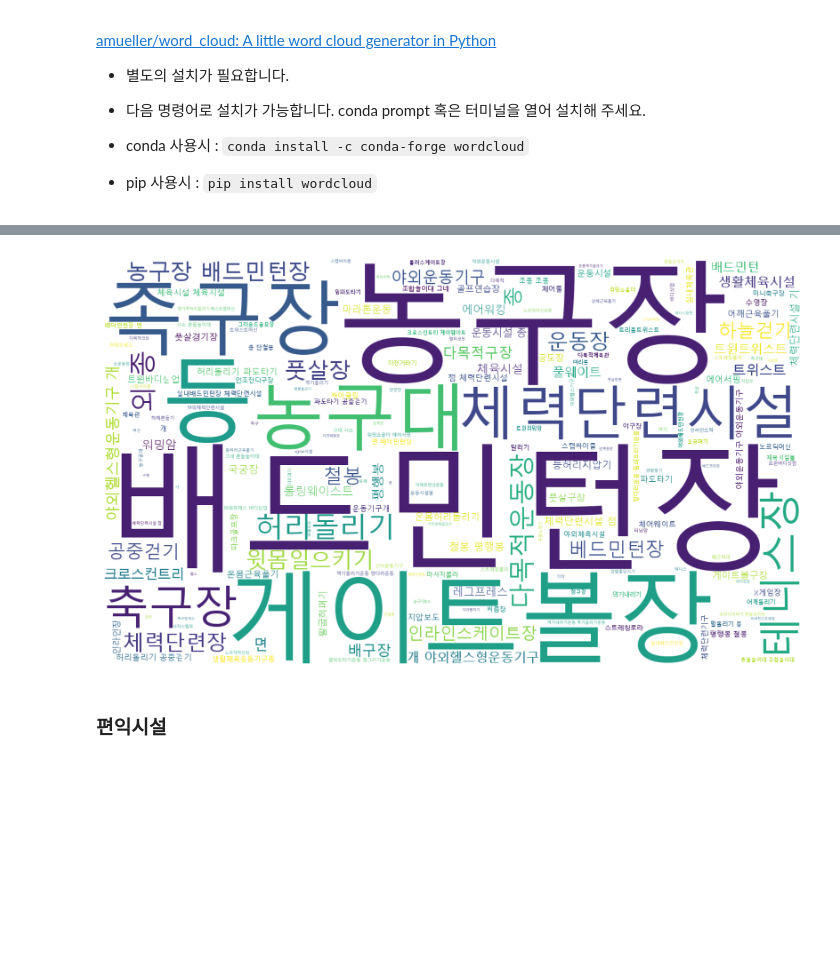
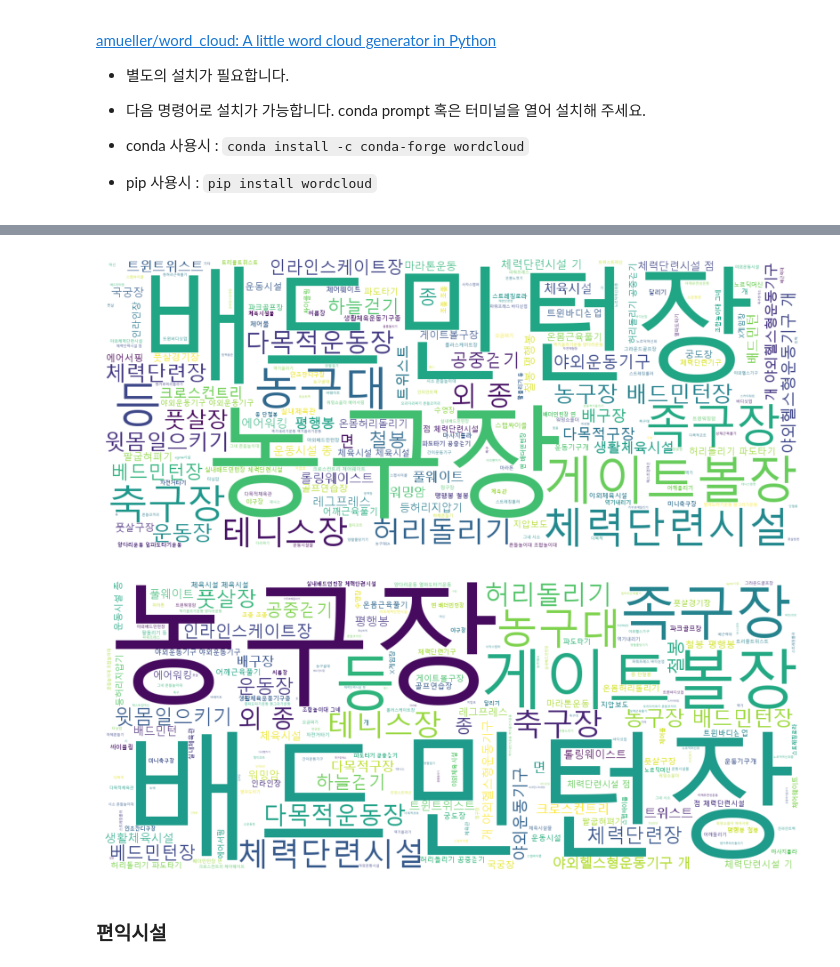
Before and after one commit to ice-ice-bear/Study-Python-data-analysis-with-Open-Government-Data, a Jupyter notebook: 5.park/05-park-input.ipynb, the cells around one changed output, grey strips where cells are left out. Drawn from its saved outputs; the diff is of its cells as text; code cells hidden in the pictures; blank space fills up the shorter version.

```diff
--- a/5.park/05-park-input.ipynb
+++ b/5.park/05-park-input.ipynb
@@ -291,7 +291,7 @@ Index(['관리번호', '공원명', '공원구분', '소재지도로명주소',
 # drop 으로 'Unnamed: 19' 를 제거하기
 
 print(df.shape)
-df.drop(['Unnamed: 19'], axis=1)
+df = df.drop(['Unnamed: 19'], axis=1)
 print(df.shape)
 # %% [output]
 (18137, 20)
@@ -389,5 +403,4 @@ Name: count, dtype: int64
 # %%
 # 강원은 "강원도"로 변경해줄 필요가 보입니다.
 
-df["시도"] = df["시도"].replace("강원", "강원도")
-df["시도"].value_counts()
+df['시도'] = df['시도'].str.replace('강원', '강원도')
@@ -706,26 +787,40 @@ gym_count.head(50).plot.bar(figsize=(15, 4))
 
 from wordcloud import WordCloud
 
-def wordcloud(data, width=1200, height=500):
-    word_draw = WordCloud(
-        font_path=r"C:/Windows/Fonts/malgun.ttf",
-        width=width, height=height,
-        stopwords=["운동기구", "개소", "외종"],
-        background_color="white",
-        random_state=42
-    )
-    word_draw.generate(data)
+word_draw = WordCloud(font_path=r"C:/Windows/Fonts/malgun.ttf", # 폰트 경로 입력
+    width =1200, height = 500,
+    stopwords=['운동기구', '개소', '외종'],    # 제외하고자 하는 텍스트 설정
+    background_color='white')   #
+word_draw.generate(gym)
 
-    plt.figure(figsize=(15, 7))
-    plt.imshow(word_draw)
-    plt.axis("off")
-    plt.show()
+plt.figure(figsize=(15,5))
+plt.imshow(word_draw)
+plt.axis('off')
+plt.show()
+# %% [output]
+[figure, added]
+# %%
+# 함수로 구현
+
+def wordcloud(data, width=1200, height=500):
+    word_draw = WordCloud(font_path=r"C:/Windows/Fonts/malgun.ttf", # 폰트 경로 입력
+    width =1200, height = 500,
+    stopwords=['운동기구', '개소', '외종'],    # 제외하고자 하는 텍스트 설정
+    background_color='white',
+    random_state=42 # randon_state 지정으로 동일한 값 출력 / 지정안하는 경우 wordcloud 모양 게속 바뀜
+    )
+    word_draw.generate(data)
+
+    plt.figure(figsize=(15,5))
+    plt.imshow(word_draw)
+    plt.axis('off')
+    plt.show()
 # %%
 # 위에서 만든 함수에 전처리한 text인 gym을 넣어 그려봅니다.
 
-wordcloud(gym, width=1200, height=700)
+wordcloud(gym)
 # %% [output]
-[figure, old version]
+[figure, new version]
 # %% [markdown]
 ### 편익시설
 # %%
```
Also changed, not shown: parts of 43 cells of this notebook.
